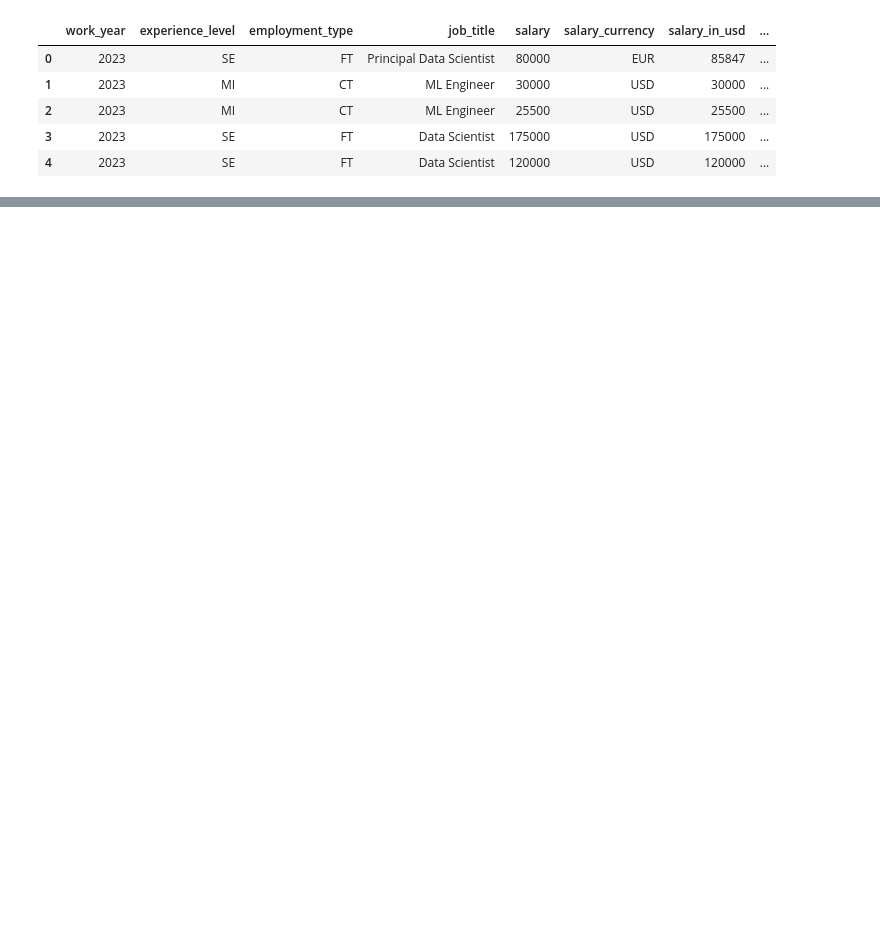
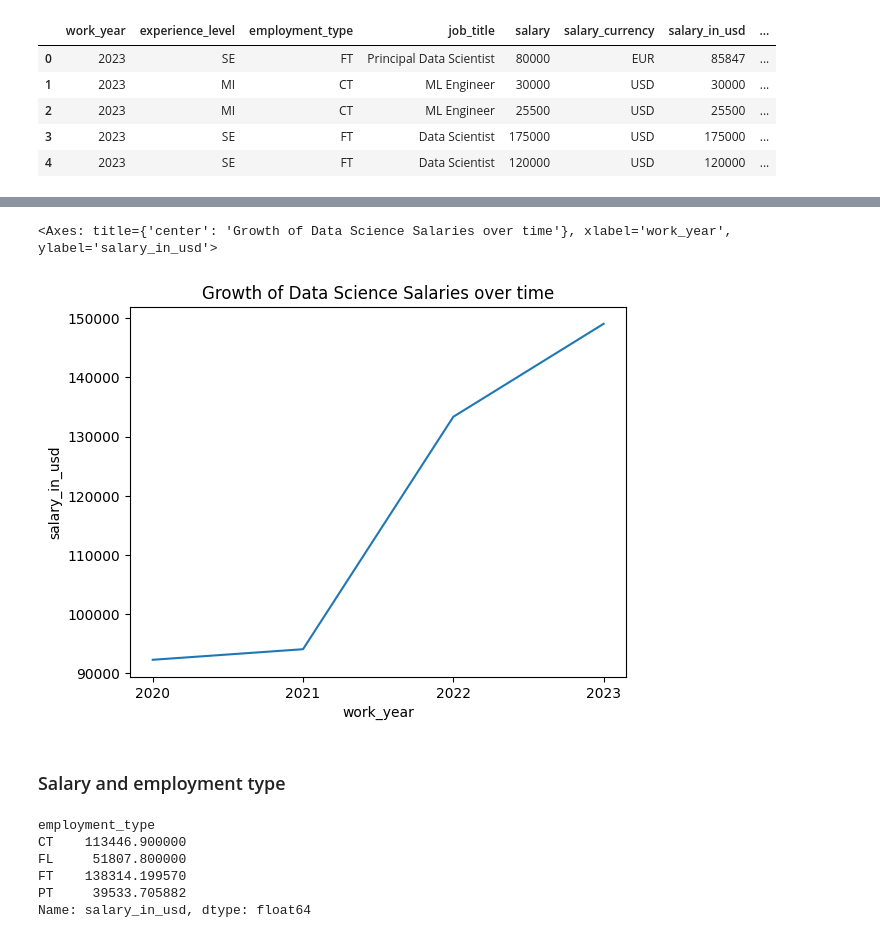
Before and after one commit to belalE/Data-Science-Salaries-Analysis, a Jupyter notebook: Data_Science_Salaries.ipynb, the cells around one changed output, grey strips where cells are left out. Cells and saved outputs as stored; diff of their text form; code cells hidden in the pictures; blank space fills up the shorter version.

```diff
--- a/Data_Science_Salaries.ipynb
+++ b/Data_Science_Salaries.ipynb
@@ -15,0 +95,21 @@ df.head()
+# %%
+
+plt.title("Growth of Data Science Salaries over time")
+salary_by_year = data['salary_in_usd'].groupby(data['work_year']).mean()
+plt.xticks([2020,2021,2022,2023])
+sns.lineplot(salary_by_year)
+# %% [output]
+<Axes: title={'center': 'Growth of Data Science Salaries over time'}, xlabel='work_year', ylabel='salary_in_usd'>
+[figure, added]
+# %% [markdown]
+### Salary and employment type
+# %%
+salary_by_employment = data['salary_in_usd'].groupby(data['employment_type']).mean()
+salary_by_employment
+# %% [output]
+employment_type
+CT    113446.900000
+FL     51807.800000
+FT    138314.199570
+PT     39533.705882
+Name: salary_in_usd, dtype: float64
```
Also changed, not shown: parts of 38 cells of this notebook.
